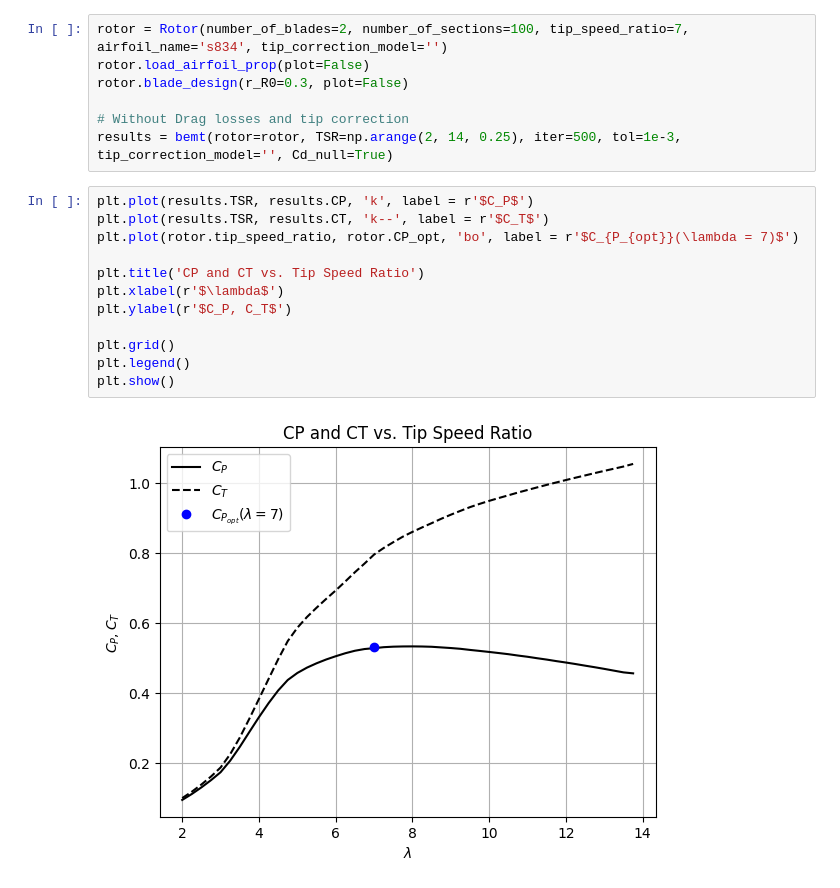
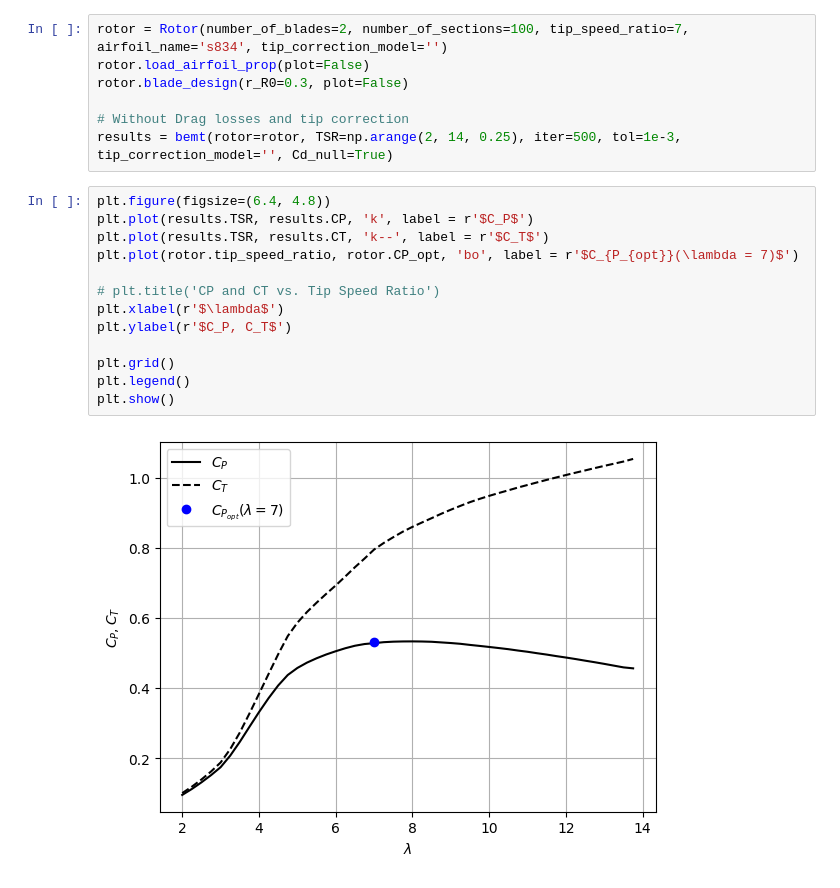
Before and after one commit to Widmark-Kaue/BEMT, a Jupyter notebook: case.ipynb, the cells around one changed output. Drawn from its saved outputs; the diff is of its cells as text.

```diff
--- a/case.ipynb
+++ b/case.ipynb
@@ -243,16 +245,17 @@ rotor.blade_design(r_R0=0.3, plot=False)
 # Without Drag losses and tip correction
 results = bemt(rotor=rotor, TSR=np.arange(2, 14, 0.25), iter=500, tol=1e-3, tip_correction_model='', Cd_null=True)
 # %%
+plt.figure(figsize=(6.4, 4.8))
 plt.plot(results.TSR, results.CP, 'k', label = r'$C_P$')
 plt.plot(results.TSR, results.CT, 'k--', label = r'$C_T$')
 plt.plot(rotor.tip_speed_ratio, rotor.CP_opt, 'bo', label = r'$C_{P_{opt}}(\lambda = 7)$')
 
-plt.title('CP and CT vs. Tip Speed Ratio')
+# plt.title('CP and CT vs. Tip Speed Ratio')
 plt.xlabel(r'$\lambda$')
 plt.ylabel(r'$C_P, C_T$')
 
 plt.grid()
 plt.legend()
 plt.show()
 # %% [output]
-[figure, old version]
+[figure, new version]
```
Also changed, not shown: parts of 4 cells of this notebook.
